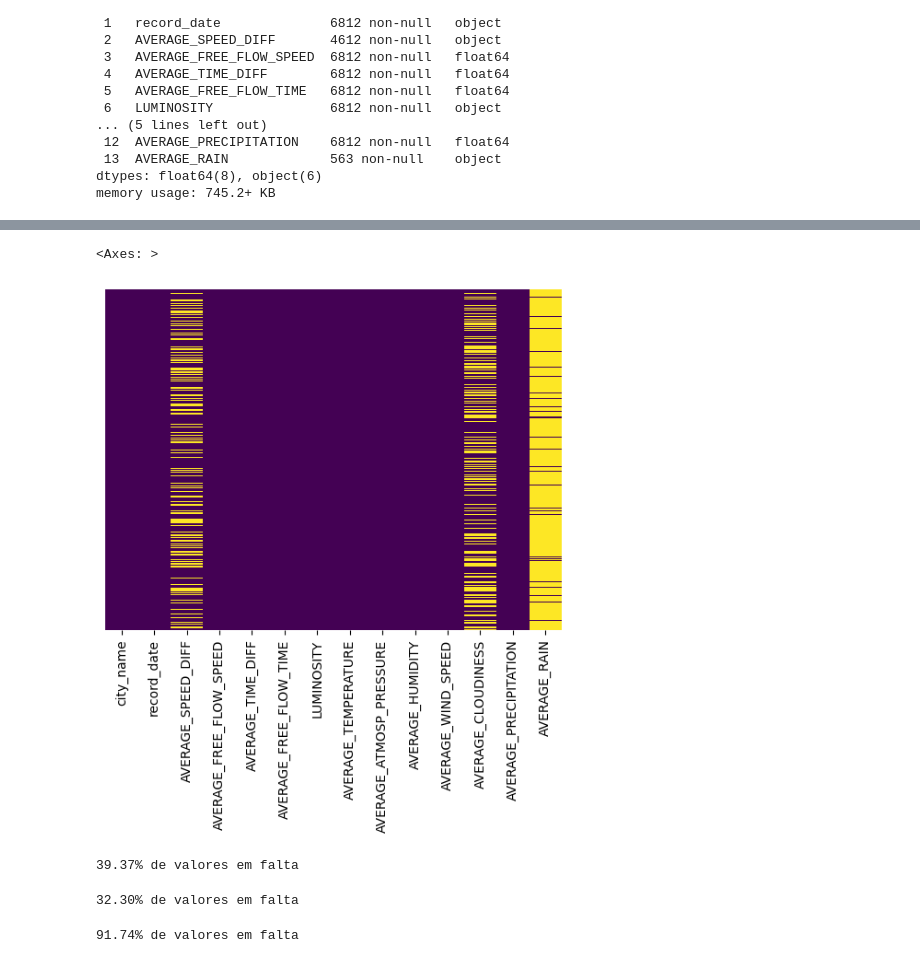
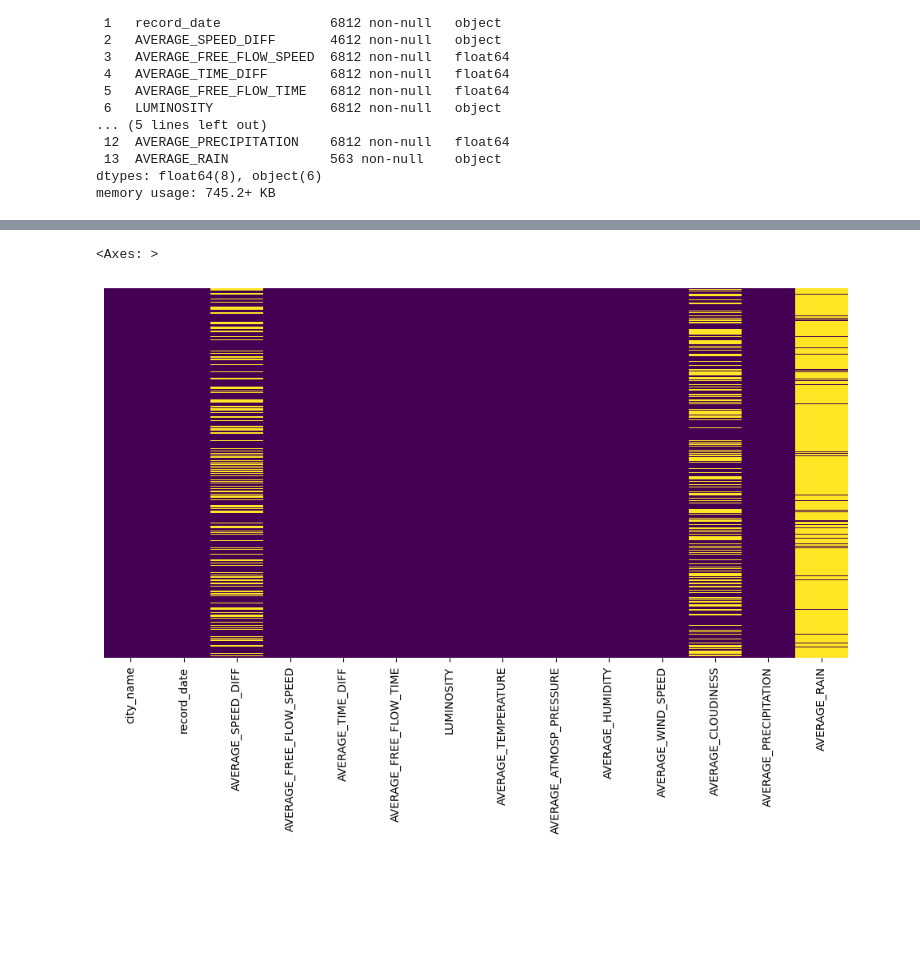
Before and after one commit to GuilhermeLobo225/DAA, a Jupyter notebook: Project.ipynb, the cells around one changed output, grey strips where cells are left out. Drawn from its saved outputs; the diff is of its cells as text; code cells hidden in the pictures; blank space fills up the shorter version.

```diff
--- a/Project.ipynb
+++ b/Project.ipynb
@@ -17,5 +17,5 @@ from sklearn import tree
 from sklearn.model_selection import GridSearchCV
 # %%
 # Carregamento de Dados
-test = pd.read_csv(r'C:\Users\Gui\Documents\GitHub\DAA-2025-2026\Datasets\test_data.csv', encoding='latin-1')
-train = pd.read_csv(r'C:\Users\Gui\Documents\GitHub\DAA-2025-2026\Datasets\training_data.csv', encoding='latin-1')
+test = pd.read_csv(r'Datasets\test_data.csv', encoding='latin-1')
+train = pd.read_csv(r'Datasets\training_data.csv', encoding='latin-1')
@@ -388,24 +167,7 @@ dtype: int64
 # %%
-#Ver heat map de valores nulos
-sns.heatmap(train.isnull(), yticklabels=False, cbar=False, cmap='viridis')
+# Visusalização de Valores Nulos
+plt.figure(figsize=(12,6))
+sns.heatmap(train.isnull(), cbar=False, yticklabels=False, cmap='viridis')
 # %% [output]
 <Axes: >
-[figure, old version]
+[figure, new version]
-# %%
-#Ver a percentagem de valores em falta na coluna AVERAGE_CLOUDINESS
-missing = train['AVERAGE_CLOUDINESS'].isna().mean() * 100
-print(f'{missing:.2f}% de valores em falta')
-# %% [output]
-39.37% de valores em falta
-# %%
-#Ver a percentagem de valores em falta na coluna AVERAGE_SPEED_DIFF
-missing = train['AVERAGE_SPEED_DIFF'].isna().mean() * 100
-print(f'{missing:.2f}% de valores em falta')
-# %% [output]
-32.30% de valores em falta
-# %%
-#Ver a percentagem de valores em falta na coluna AVERAGE_RAIN
-missing = train['AVERAGE_RAIN'].isna().mean() * 100
-print(f'{missing:.2f}% de valores em falta')
-# %% [output]
-91.74% de valores em falta
```
Also changed, not shown: parts of 51 cells of this notebook.
